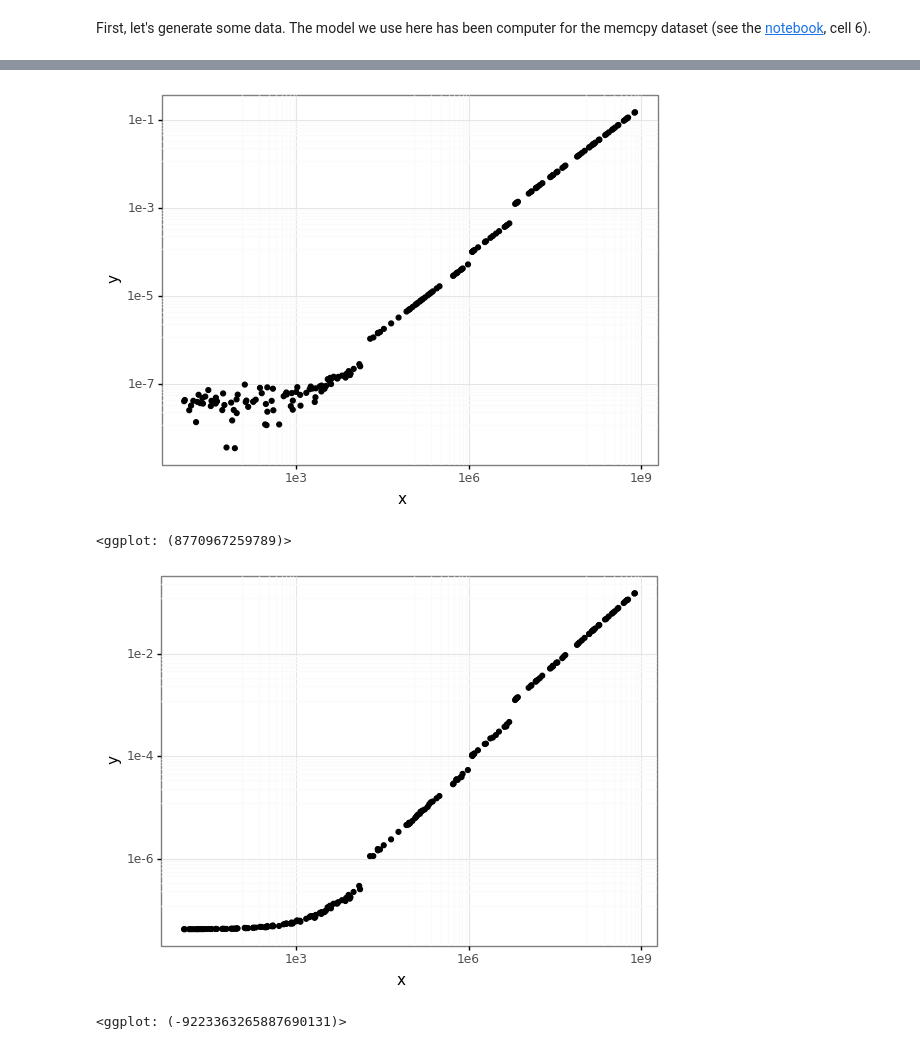
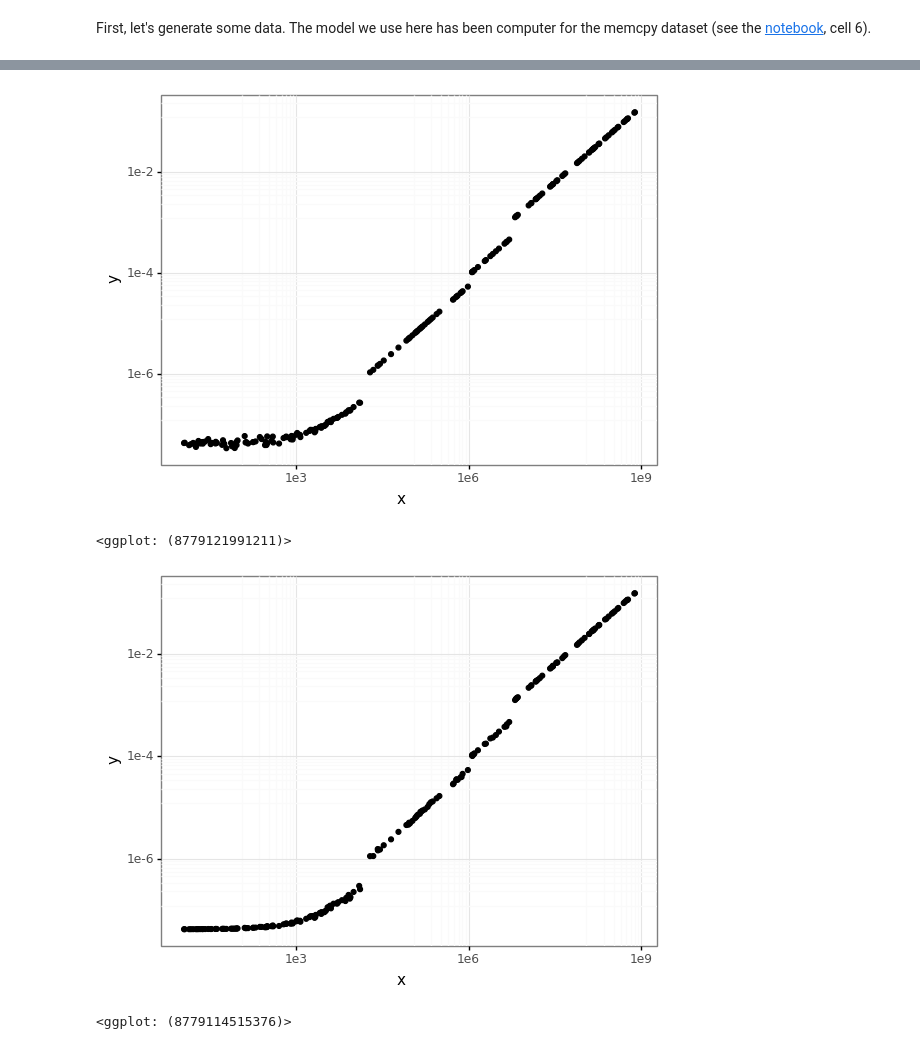
Before and after one commit to Ezibenroc/thesis, a Jupyter notebook: figures_ipynb/pycewise.ipynb, the cells around one changed output, grey strips where cells are left out. Saved outputs shown, nothing was run; the diff lists cells and outputs as text; code cells hidden in the pictures.

```diff
--- a/figures_ipynb/pycewise.ipynb
+++ b/figures_ipynb/pycewise.ipynb
@@ -58,34 +57,40 @@ reg
 # %%
 def compute_df_pred(df_data, mode):
-    reg = pycewise.compute_regression(df_data['x'], df_data['y'], mode=mode).auto_simplify()
     numpy.random.seed(42)
     df = pandas.DataFrame({'x':10**numpy.random.uniform(1, 9, 1000), 'mode':mode})
-    df['y'] = df.apply(lambda row: reg.predict(row['x']), axis=1)
+    if mode == 'datadog':
+        reg = piecewise(df_data['x'], df_data['y'])
+        df['y'] = df.apply(lambda row: reg.predict(row['x']), axis=1)
+        breaks = [seg.end_t for seg in reg.segments[:-1]]
+    else:
+        reg = pycewise.compute_regression(df_data['x'], df_data['y'], mode=mode).auto_simplify()
+        df['y'] = df.apply(lambda row: reg.predict(row['x']), axis=1)
+        breaks = reg.breakpoints
     df['segment'] = 0
-    for i, bp in enumerate(reg.breakpoints):
+    for i, bp in enumerate(breaks):
         df.loc[df['x'] > bp, 'segment'] = i+1
     return df
 
 df['noise'] = 'no noise'
-pred_nonoise = pandas.concat([compute_df_pred(df, mode) for mode in ['BIC', 'weighted', 'log']])
+pred_nonoise = pandas.concat([compute_df_pred(df, mode) for mode in ['BIC', 'weighted', 'log', 'datadog']])
 pred_nonoise['noise'] = 'no noise'
 # %%
 df_homoscedastic = df.copy()
 df_homoscedastic['noise'] = 'homoscedastic'
 numpy.random.seed(42)
-df_homoscedastic['y'] += numpy.random.normal(0, 2e-8, len(df))
+df_homoscedastic['y'] += numpy.random.normal(0, 5e-9, len(df))
 print(ggplot(df_homoscedastic)
     + aes(x='x', y='y')
     + geom_point()
     + scale_x_log10()
     + scale_y_log10()
     + theme_bw()
 )
-pred_homoscedastic = pandas.concat([compute_df_pred(df_homoscedastic, mode) for mode in ['BIC', 'weighted', 'log']])
+pred_homoscedastic = pandas.concat([compute_df_pred(df_homoscedastic, mode) for mode in ['BIC', 'weighted', 'log', 'datadog']])
 pred_homoscedastic['noise'] = 'homoscedastic'
 # %% [output]
-[figure, old version]
+[figure, new version]
-<ggplot: (8770967259789)>
+<ggplot: (8779121991211)>
 # %%
 df_heteroscedastic = df.copy()
 df_heteroscedastic['noise'] = 'heteroscedastic'
@@ -98,8 +103,8 @@ print(ggplot(df_heteroscedastic)
     + scale_y_log10()
     + theme_bw()
 )
-pred_heteroscedastic = pandas.concat([compute_df_pred(df_heteroscedastic, mode) for mode in ['BIC', 'weighted', 'log']])
+pred_heteroscedastic = pandas.concat([compute_df_pred(df_heteroscedastic, mode) for mode in ['BIC', 'weighted', 'log', 'datadog']])
 pred_heteroscedastic['noise'] = 'heteroscedastic'
 # %% [output]
 [figure]
-<ggplot: (-9223363265887690131)>
+<ggplot: (8779114515376)>
```
Also changed, not shown: parts of 11 cells of this notebook, 4 other files.
